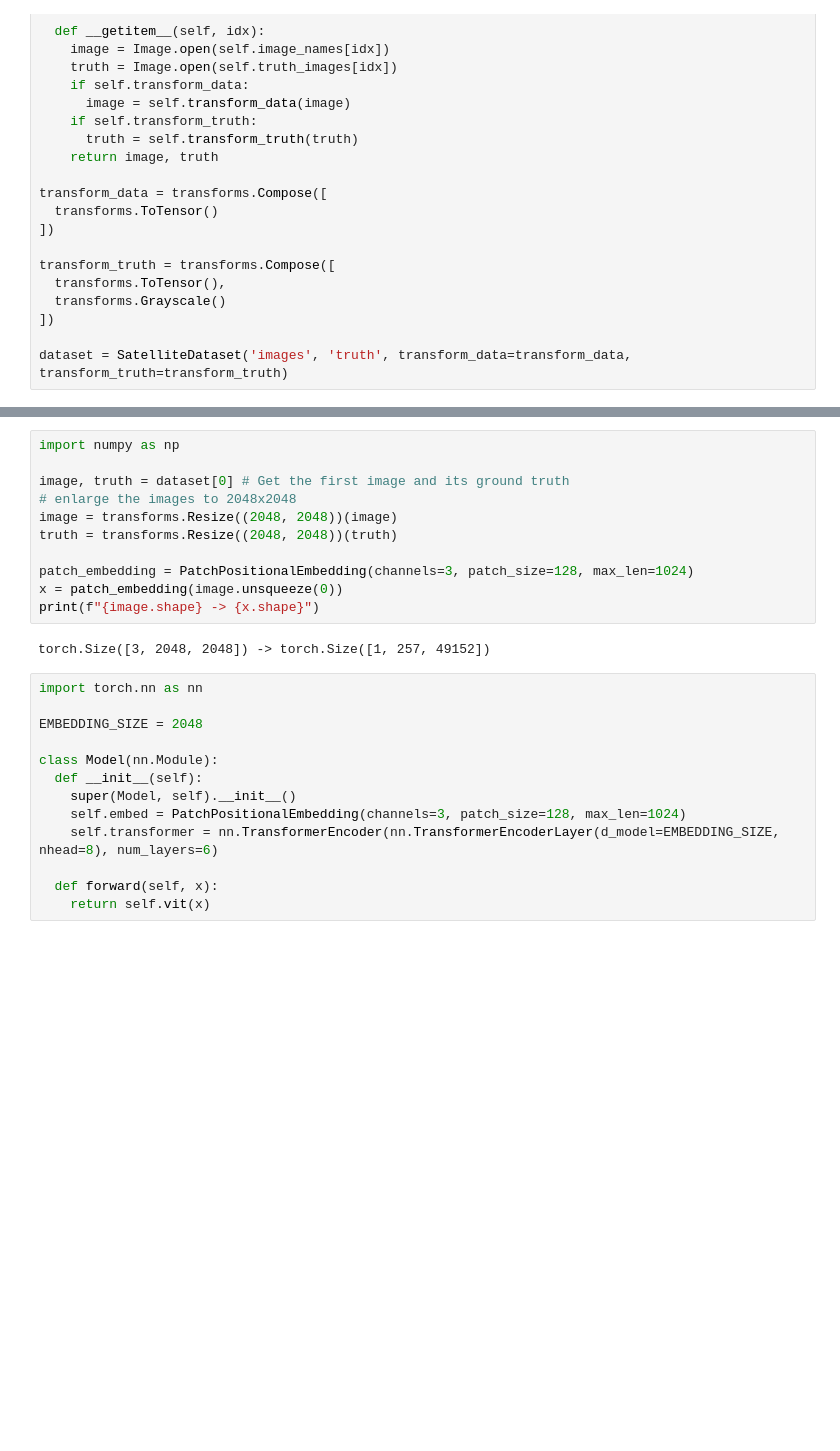
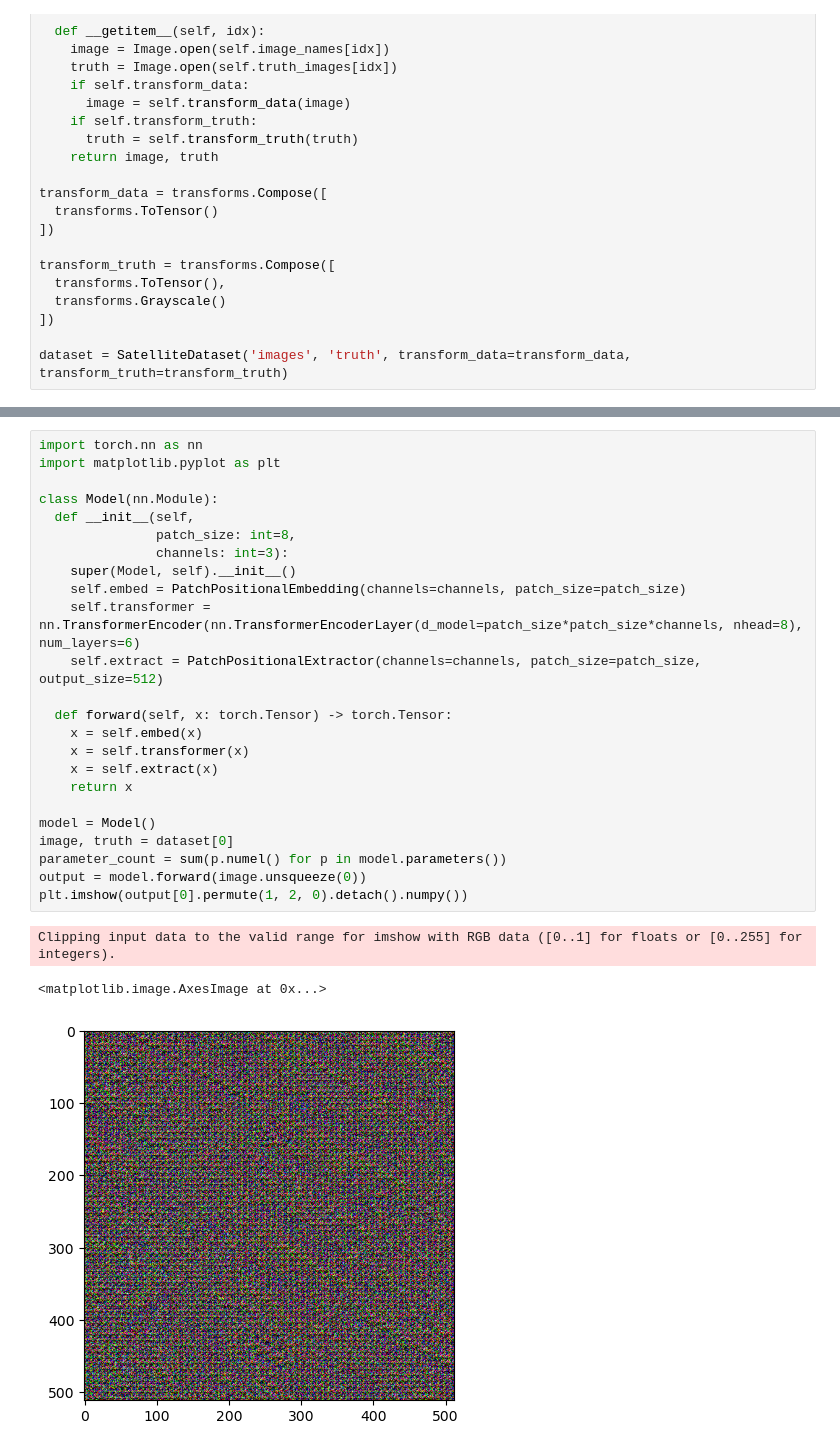
Before and after one commit to Toprak-Efe/ViT, a Jupyter notebook: main.ipynb, the cells around one changed output, grey strips where cells are left out. Cells and saved outputs as stored; diff of their text form; blank space fills up the shorter version.

Commit message:
Developed model into a training pipeline.

```diff
--- a/main.ipynb
+++ b/main.ipynb
@@ -210,26 +408,28 @@ class VisionTransformer(nn.Module):
-# %%
-import numpy as np
-
-image, truth = dataset[0] # Get the first image and its ground truth
-# enlarge the images to 2048x2048
-image = transforms.Resize((2048, 2048))(image)
-truth = transforms.Resize((2048, 2048))(truth)
-
-patch_embedding = PatchPositionalEmbedding(channels=3, patch_size=128, max_len=1024)
-x = patch_embedding(image.unsqueeze(0))
-print(f"{image.shape} -> {x.shape}")
-# %% [output]
-torch.Size([3, 2048, 2048]) -> torch.Size([1, 257, 49152])
 # %%
 import torch.nn as nn
-
-EMBEDDING_SIZE = 2048
+import matplotlib.pyplot as plt
 
 class Model(nn.Module):
-  def __init__(self):
+  def __init__(self,
+               patch_size: int=8,
+               channels: int=3):
     super(Model, self).__init__()
-    self.embed = PatchPositionalEmbedding(channels=3, patch_size=128, max_len=1024)
-    self.transformer = nn.TransformerEncoder(nn.TransformerEncoderLayer(d_model=EMBEDDING_SIZE, nhead=8), num_layers=6)
+    self.embed = PatchPositionalEmbedding(channels=channels, patch_size=patch_size)
+    self.transformer = nn.TransformerEncoder(nn.TransformerEncoderLayer(d_model=patch_size*patch_size*channels, nhead=8), num_layers=6)
+    self.extract = PatchPositionalExtractor(channels=channels, patch_size=patch_size, output_size=512)
 
-  def forward(self, x):
-    return self.vit(x)
+  def forward(self, x: torch.Tensor) -> torch.Tensor:
+    x = self.embed(x)
+    x = self.transformer(x)
+    x = self.extract(x)
+    return x
+
+model = Model()
+image, truth = dataset[0]
+parameter_count = sum(p.numel() for p in model.parameters())
+output = model.forward(image.unsqueeze(0))
+plt.imshow(output[0].permute(1, 2, 0).detach().numpy())
+# %% [output]
+Clipping input data to the valid range for imshow with RGB data ([0..1] for floats or [0..255] for integers).
+<matplotlib.image.AxesImage at 0x...>
+[figure, added]
```
Also changed, not shown: parts of 3 cells of this notebook, 9 other files.
